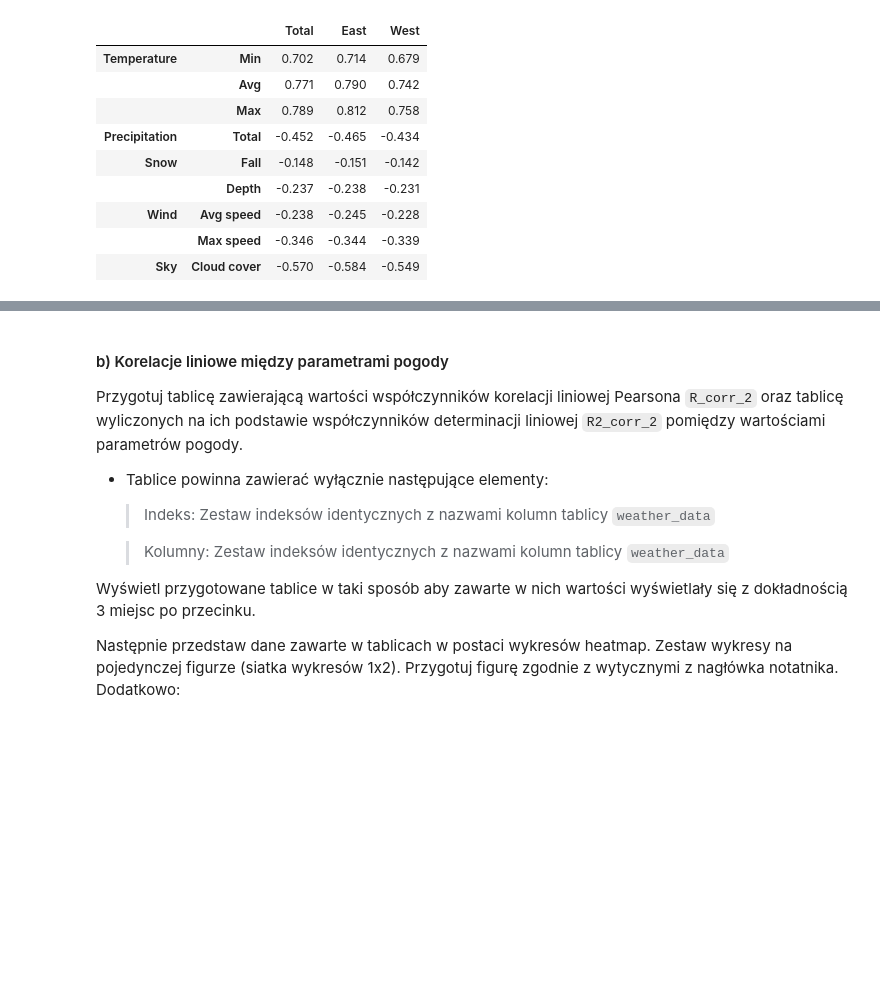
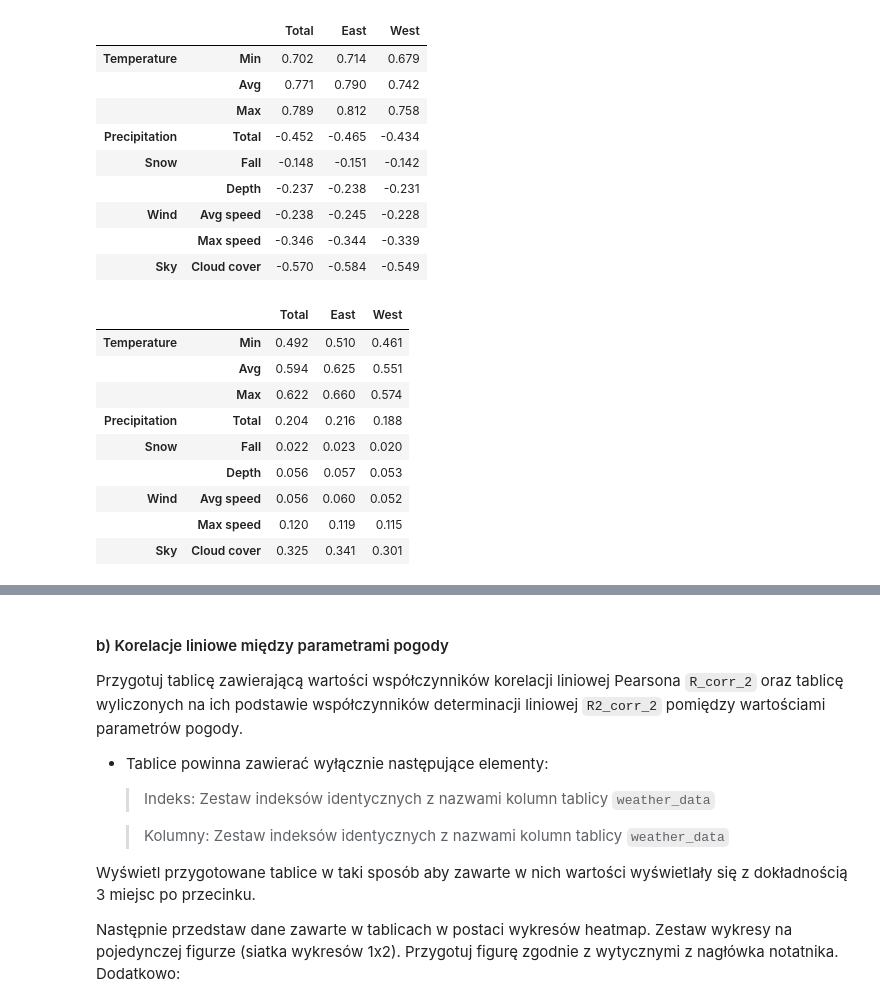
Before and after one commit to kubanskan/AGHCourse-DataAnalysisPython, a Jupyter notebook: Project3-DescriptiveStatisticsPart3/ZZ03_CZ03.ipynb, the cells around one changed output, grey strips where cells are left out. Drawn from its saved outputs; the diff is of its cells as text; code cells hidden in the pictures; blank space fills up the shorter version.

```diff
--- a/Project3-DescriptiveStatisticsPart3/ZZ03_CZ03.ipynb
+++ b/Project3-DescriptiveStatisticsPart3/ZZ03_CZ03.ipynb
@@ -121,6 +121,18 @@ display(R_corr_1.style.format(precision = 3))
 # %%
 # Tabela R^2
 R2_corr_1 =R_corr_1**2
+display(R2_corr_1.style.format(precision = 3))
+# %% [output]
+|  |  | Total | East | West |
+| Temperature | Min | 0.492 | 0.510 | 0.461 |
+|  | Avg | 0.594 | 0.625 | 0.551 |
+|  | Max | 0.622 | 0.660 | 0.574 |
+| Precipitation | Total | 0.204 | 0.216 | 0.188 |
+| Snow | Fall | 0.022 | 0.023 | 0.020 |
+|  | Depth | 0.056 | 0.057 | 0.053 |
+| Wind | Avg speed | 0.056 | 0.060 | 0.052 |
+|  | Max speed | 0.120 | 0.119 | 0.115 |
+| Sky | Cloud cover | 0.325 | 0.341 | 0.301 |
 # %%
 ### Komórka testowa
 
```
Also changed, not shown: parts of 1 cell of this notebook.
